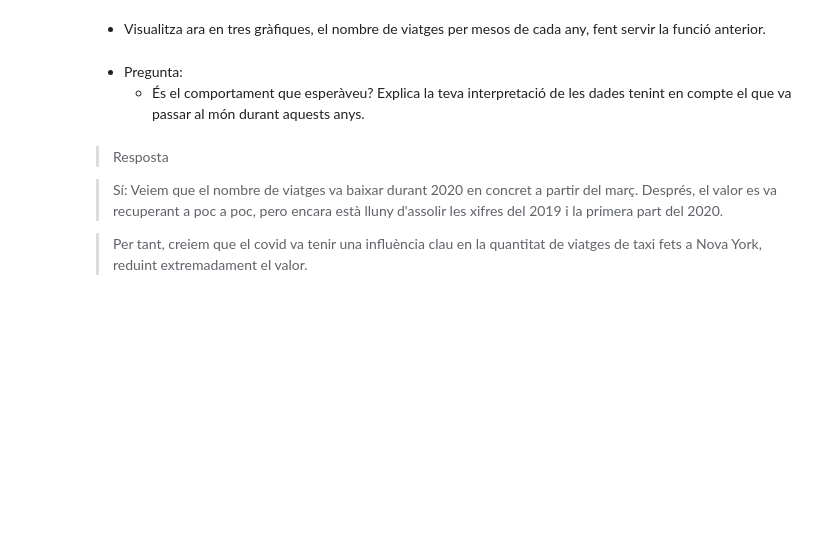
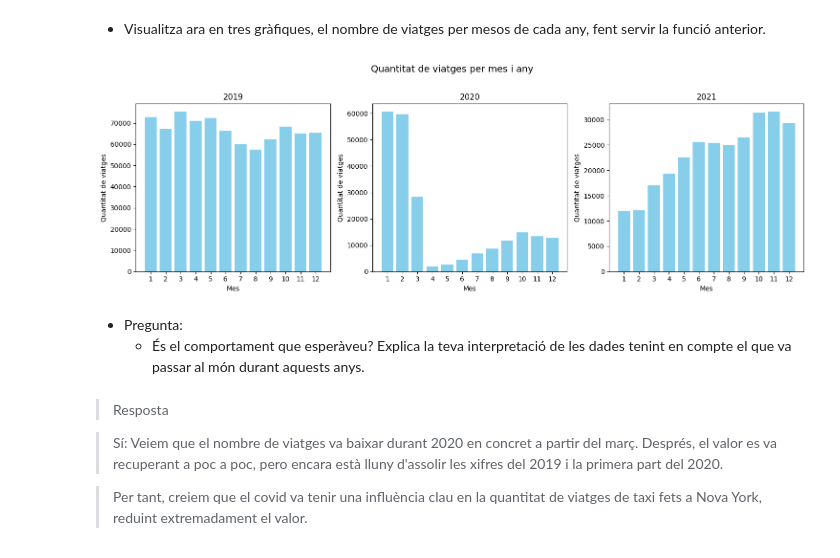
Before and after one commit to sudo-Itramplay/PracticaTNUI, a Jupyter notebook: Practica12025.ipynb, the cells around one changed output. Cells and saved outputs as stored; diff of their text form; code cells hidden in the pictures; blank space fills up the shorter version.

```diff
--- a/Practica12025.ipynb
+++ b/Practica12025.ipynb
@@ -408,6 +402,18 @@ AttributeError: 'Series' object has no attribute 'value_count'
 + Visualitza ara en tres gràfiques, el nombre de viatges per mesos de cada any, fent servir la funció anterior.
 # %%
 # AQUÍ EL TEU CODI
+fig, axes = plt.subplots(1, len(YEARS), figsize=(15, 5))
+
+for ax, year in zip(axes, YEARS):
+    plt.sca(ax)  # Set this subplot as the current one
+    df_year = df[df['year'] == year]
+    bar_plot(df_year, 'month', "Mes", "Quantitat de viatges", f"{year}")
+
+plt.suptitle("Quantitat de viatges per mes i any", fontsize=14)
+plt.tight_layout(rect=[0, 0, 1, 0.96])
+plt.show()
+# %% [output]
+[figure, added]
 # %% [markdown]
 + Pregunta:
     + És el comportament que esperàveu? Explica la teva interpretació de les dades tenint en compte el que va passar al món durant aquests anys.
```
Also changed, not shown: parts of 1 cell of this notebook.
